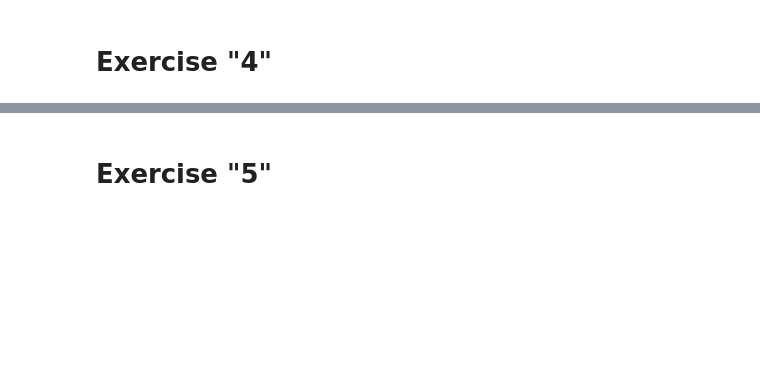
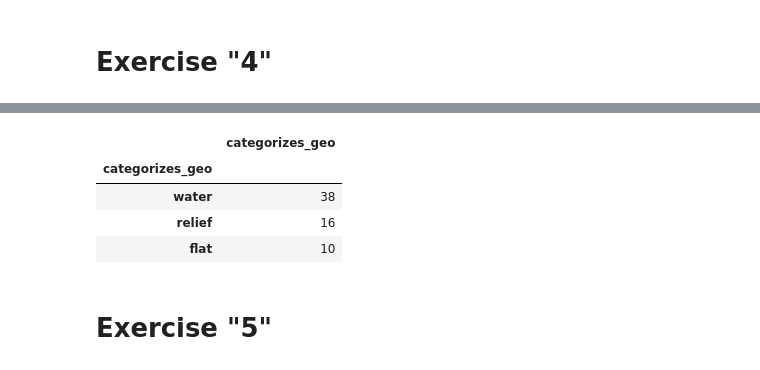
Before and after one commit to RafaelQuintero/Task_Datais, a Jupyter notebook: DATAIS Analytics.ipynb, the cells around one changed output, grey strips where cells are left out. Cells and saved outputs as stored; diff of their text form; code cells hidden in the pictures; blank space fills up the shorter version.

```diff
--- a/DATAIS Analytics.ipynb
+++ b/DATAIS Analytics.ipynb
@@ -278,3 +278,11 @@ df.loc[df["categorizes_geo"] == 'nan'].sort_values(by=['range_age'], ascending=T
+# %%
+df.groupby(["categorizes_geo"],dropna=True)["categorizes_geo"].count().sort_values( ascending=False).to_frame()
+# %% [output]
+|  | categorizes_geo |
+| categorizes_geo |  |
+| water | 38 |
+| relief | 16 |
+| flat | 10 |
 # %% [markdown]
 # Exercise "5"
 # %%
```
Also changed, not shown: parts of 10 cells of this notebook.
